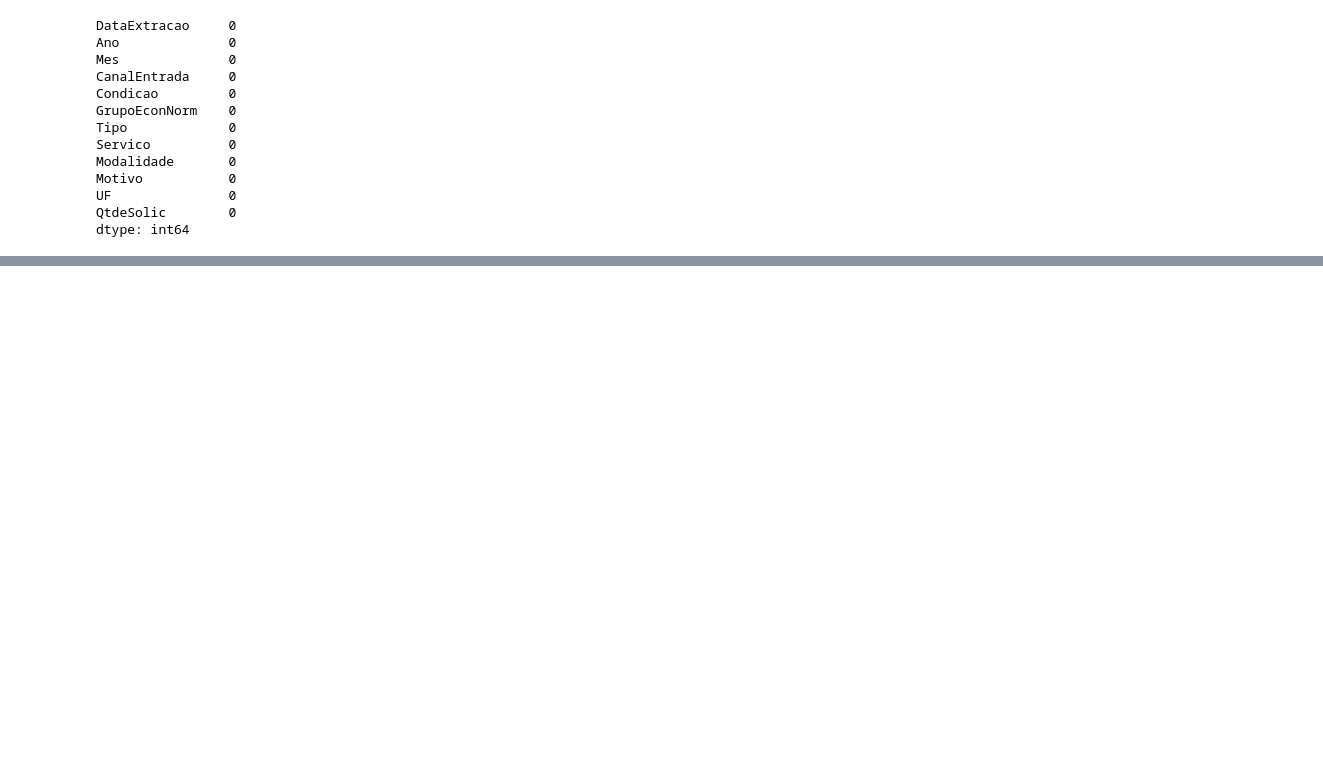
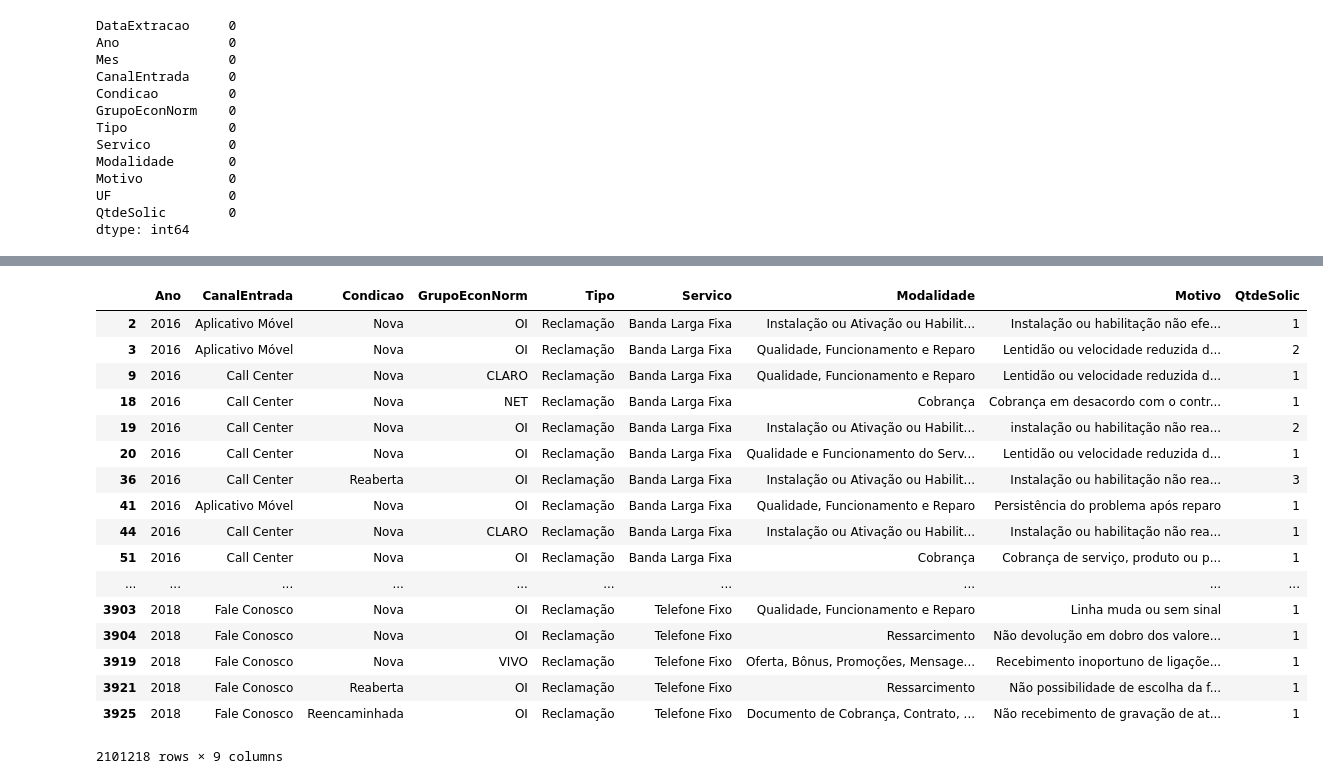
Before and after one commit to Rafaelcvo/dataset_anatel_pos, a Jupyter notebook: anatel.ipynb, the cells around one changed output, grey strips where cells are left out. Drawn from its saved outputs; the diff is of its cells as text; code cells hidden in the pictures; blank space fills up the shorter version.

```diff
--- a/anatel.ipynb
+++ b/anatel.ipynb
@@ -153,0 +184,24 @@ dtype: int64
+# %%
+#ordenação por ano e Serviço - ordem crescente
+
+ordena_ano_servico = df_anatel.sort_values(['Ano','Servico'])
+ordena_ano_servico
+# %% [output]
+|  | Ano | CanalEntrada | Condicao | GrupoEconNorm | Tipo | Servico | Modalidade | Motivo | QtdeSolic |
+| 2 | 2016 | Aplicativo Móvel | Nova | OI | Reclamação | Banda Larga Fixa | Instalação ou Ativação ou Habilit... | Instalação ou habilitação não efe... | 1 |
+| 3 | 2016 | Aplicativo Móvel | Nova | OI | Reclamação | Banda Larga Fixa | Qualidade, Funcionamento e Reparo | Lentidão ou velocidade reduzida d... | 2 |
+| 9 | 2016 | Call Center | Nova | CLARO | Reclamação | Banda Larga Fixa | Qualidade, Funcionamento e Reparo | Lentidão ou velocidade reduzida d... | 1 |
+| 18 | 2016 | Call Center | Nova | NET | Reclamação | Banda Larga Fixa | Cobrança | Cobrança em desacordo com o contr... | 1 |
+| 19 | 2016 | Call Center | Nova | OI | Reclamação | Banda Larga Fixa | Instalação ou Ativação ou Habilit... | instalação ou habilitação não rea... | 2 |
+| 20 | 2016 | Call Center | Nova | OI | Reclamação | Banda Larga Fixa | Qualidade e Funcionamento do Serv... | Lentidão ou velocidade reduzida d... | 1 |
+| 36 | 2016 | Call Center | Reaberta | OI | Reclamação | Banda Larga Fixa | Instalação ou Ativação ou Habilit... | Instalação ou habilitação não rea... | 3 |
+| 41 | 2016 | Aplicativo Móvel | Nova | OI | Reclamação | Banda Larga Fixa | Qualidade, Funcionamento e Reparo | Persistência do problema após reparo | 1 |
+| 44 | 2016 | Call Center | Nova | CLARO | Reclamação | Banda Larga Fixa | Instalação ou Ativação ou Habilit... | Instalação ou habilitação não rea... | 1 |
+| 51 | 2016 | Call Center | Nova | OI | Reclamação | Banda Larga Fixa | Cobrança | Cobrança de serviço, produto ou p... | 1 |
+| ... | ... | ... | ... | ... | ... | ... | ... | ... | ... |
+| 3903 | 2018 | Fale Conosco | Nova | OI | Reclamação | Telefone Fixo | Qualidade, Funcionamento e Reparo | Linha muda ou sem sinal | 1 |
+| 3904 | 2018 | Fale Conosco | Nova | OI | Reclamação | Telefone Fixo | Ressarcimento | Não devolução em dobro dos valore... | 1 |
+| 3919 | 2018 | Fale Conosco | Nova | VIVO | Reclamação | Telefone Fixo | Oferta, Bônus, Promoções, Mensage... | Recebimento inoportuno de ligaçõe... | 1 |
+| 3921 | 2018 | Fale Conosco | Reaberta | OI | Reclamação | Telefone Fixo | Ressarcimento | Não possibilidade de escolha da f... | 1 |
+| 3925 | 2018 | Fale Conosco | Reencaminhada | OI | Reclamação | Telefone Fixo | Documento de Cobrança, Contrato, ... | Não recebimento de gravação de at... | 1 |
+2101218 rows × 9 columns
```
Also changed, not shown: parts of 19 cells of this notebook.
